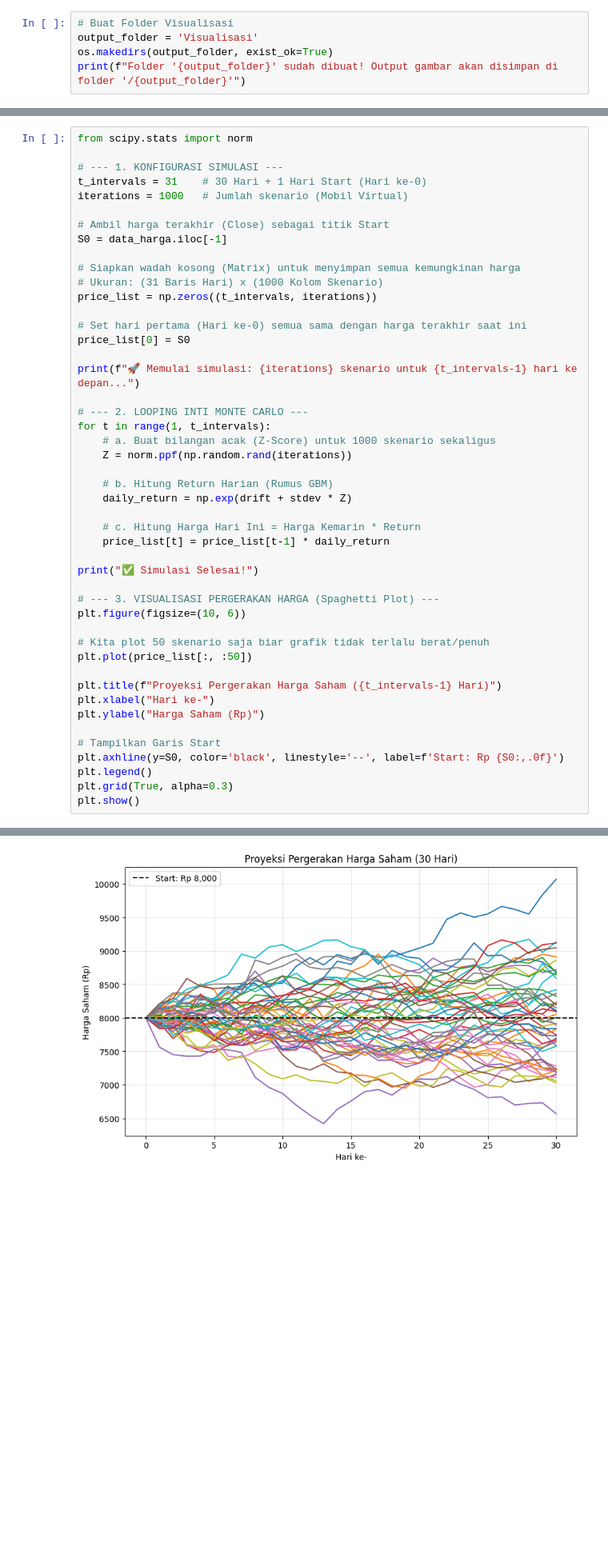
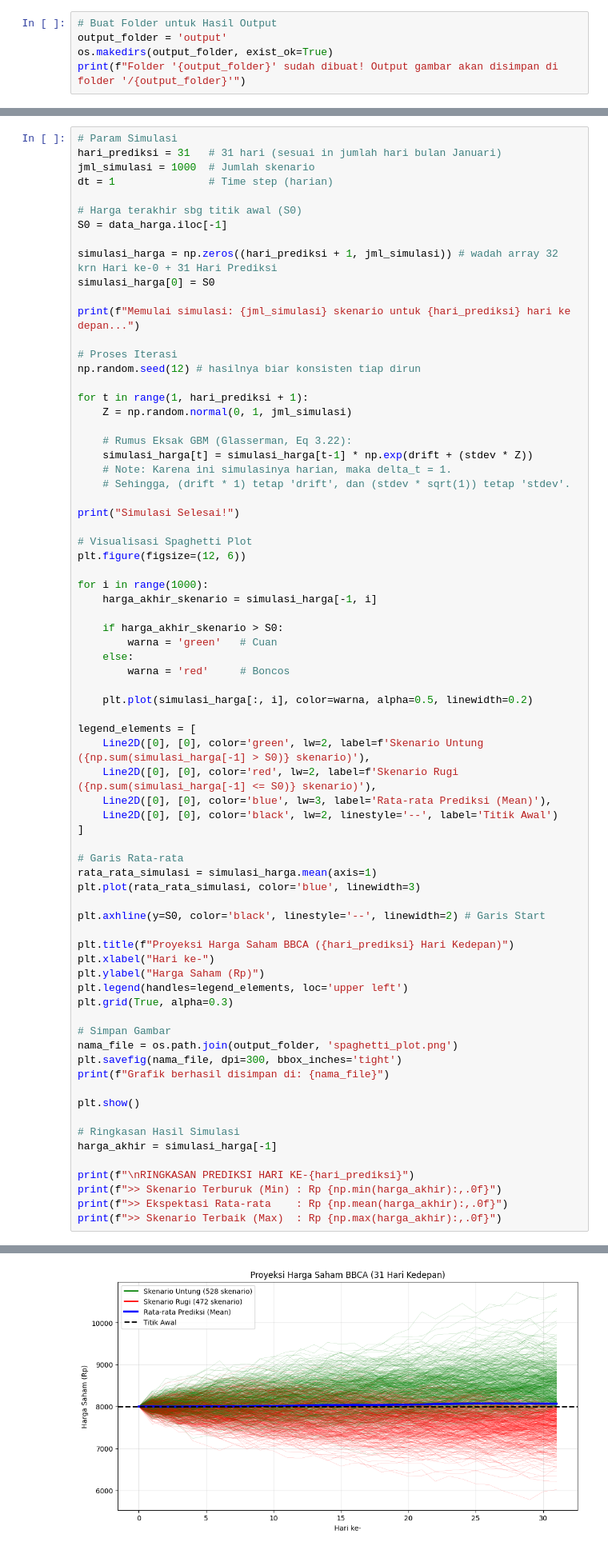
Before and after one commit to trishagarniss/L0224012_B_TrishaGarnisW_ResponsiUAS, a Jupyter notebook: SimulasiSaham.ipynb, the cells around one changed output, grey strips where cells are left out. Shown: that part at 80% size. Drawn from its saved outputs; the diff is of its cells as text; blank space fills up the shorter version.

```diff
--- a/SimulasiSaham.ipynb
+++ b/SimulasiSaham.ipynb
@@ -15,8 +16,8 @@ Library berhasil diimpor!
 # %% [markdown]
 ### **Persiapan Folder**
 # %%
-# Buat Folder Visualisasi
-output_folder = 'Visualisasi'
+# Buat Folder untuk Hasil Output
+output_folder = 'output'
 os.makedirs(output_folder, exist_ok=True)
 print(f"Folder '{output_folder}' sudah dibuat! Output gambar akan disimpan di folder '/{output_folder}'")
 # %% [output]
@@ -262,48 +276,74 @@ Komponen $Z$ (Z-Score) akan berubah-ubah secara acak di setiap iterasi, mencipta
 # %%
-from scipy.stats import norm
+# Param Simulasi
+hari_prediksi = 31   # 31 hari (sesuai in jumlah hari bulan Januari)
+jml_simulasi = 1000  # Jumlah skenario
+dt = 1               # Time step (harian)
 
-# --- 1. KONFIGURASI SIMULASI ---
-t_intervals = 31    # 30 Hari + 1 Hari Start (Hari ke-0)
-iterations = 1000   # Jumlah skenario (Mobil Virtual)
-
-# Ambil harga terakhir (Close) sebagai titik Start
+# Harga terakhir sbg titik awal (S0)
 S0 = data_harga.iloc[-1]
 
-# Siapkan wadah kosong (Matrix) untuk menyimpan semua kemungkinan harga
-# Ukuran: (31 Baris Hari) x (1000 Kolom Skenario)
-price_list = np.zeros((t_intervals, iterations))
+simulasi_harga = np.zeros((hari_prediksi + 1, jml_simulasi)) # wadah array 32 krn Hari ke-0 + 31 Hari Prediksi
+simulasi_harga[0] = S0
 
-# Set hari pertama (Hari ke-0) semua sama dengan harga terakhir saat ini
-price_list[0] = S0
+print(f"Memulai simulasi: {jml_simulasi} skenario untuk {hari_prediksi} hari ke depan...")
 
-print(f"🚀 Memulai simulasi: {iterations} skenario untuk {t_intervals-1} hari ke depan...")
+# Proses Iterasi
+np.random.seed(12) # hasilnya biar konsisten tiap dirun
 
-# --- 2. LOOPING INTI MONTE CARLO ---
-for t in range(1, t_intervals):
-    # a. Buat bilangan acak (Z-Score) untuk 1000 skenario sekaligus
-    Z = norm.ppf(np.random.rand(iterations))
+for t in range(1, hari_prediksi + 1):
+    Z = np.random.normal(0, 1, jml_simulasi)
 
-    # b. Hitung Return Harian (Rumus GBM)
-    daily_return = np.exp(drift + stdev * Z)
+    # Rumus Eksak GBM (Glasserman, Eq 3.22):
+    simulasi_harga[t] = simulasi_harga[t-1] * np.exp(drift + (stdev * Z))
+    # Note: Karena ini simulasinya harian, maka delta_t = 1.
+    # Sehingga, (drift * 1) tetap 'drift', dan (stdev * sqrt(1)) tetap 'stdev'.
 
-    # c. Hitung Harga Hari Ini = Harga Kemarin * Return
-    price_list[t] = price_list[t-1] * daily_return
+print("Simulasi Selesai!")
 
-print("✅ Simulasi Selesai!")
+# Visualisasi Spaghetti Plot
+plt.figure(figsize=(12, 6))
 
-# --- 3. VISUALISASI PERGERAKAN HARGA (Spaghetti Plot) ---
-plt.figure(figsize=(10, 6))
+for i in range(1000):
+    harga_akhir_skenario = simulasi_harga[-1, i]
 
-# Kita plot 50 skenario saja biar grafik tidak terlalu berat/penuh
-plt.plot(price_list[:, :50])
+    if harga_akhir_skenario > S0:
+        warna = 'green'   # Cuan
+    else:
+        warna = 'red'     # Boncos
 
-plt.title(f"Proyeksi Pergerakan Harga Saham ({t_intervals-1} Hari)")
+    plt.plot(simulasi_harga[:, i], color=warna, alpha=0.5, linewidth=0.2)
+
+legend_elements = [
+    Line2D([0], [0], color='green', lw=2, label=f'Skenario Untung ({np.sum(simulasi_harga[-1] > S0)} skenario)'),
+    Line2D([0], [0], color='red', lw=2, label=f'Skenario Rugi ({np.sum(simulasi_harga[-1] <= S0)} skenario)'),
+    Line2D([0], [0], color='blue', lw=3, label='Rata-rata Prediksi (Mean)'),
+    Line2D([0], [0], color='black', lw=2, linestyle='--', label='Titik Awal')
+]
+
+# Garis Rata-rata
+rata_rata_simulasi = simulasi_harga.mean(axis=1)
+plt.plot(rata_rata_simulasi, color='blue', linewidth=3)
+
+plt.axhline(y=S0, color='black', linestyle='--', linewidth=2) # Garis Start
+
+plt.title(f"Proyeksi Harga Saham BBCA ({hari_prediksi} Hari Kedepan)")
 plt.xlabel("Hari ke-")
 plt.ylabel("Harga Saham (Rp)")
+plt.legend(handles=legend_elements, loc='upper left')
+plt.grid(True, alpha=0.3)
 
-# Tampilkan Garis Start
-plt.axhline(y=S0, color='black', linestyle='--', label=f'Start: Rp {S0:,.0f}')
-plt.legend()
-plt.grid(True, alpha=0.3)
+# Simpan Gambar
+nama_file = os.path.join(output_folder, 'spaghetti_plot.png')
+plt.savefig(nama_file, dpi=300, bbox_inches='tight')
+print(f"Grafik berhasil disimpan di: {nama_file}")
+
 plt.show()
+
+# Ringkasan Hasil Simulasi
+harga_akhir = simulasi_harga[-1]
+
+print(f"\nRINGKASAN PREDIKSI HARI KE-{hari_prediksi}")
+print(f">> Skenario Terburuk (Min) : Rp {np.min(harga_akhir):,.0f}")
+print(f">> Ekspektasi Rata-rata    : Rp {np.mean(harga_akhir):,.0f}")
+print(f">> Skenario Terbaik (Max)  : Rp {np.max(harga_akhir):,.0f}")
 # %% [output]
@@ -312 +353 @@ plt.show()
-[figure, old version]
+[figure, new version]
```
Also changed, not shown: parts of 16 cells of this notebook.
